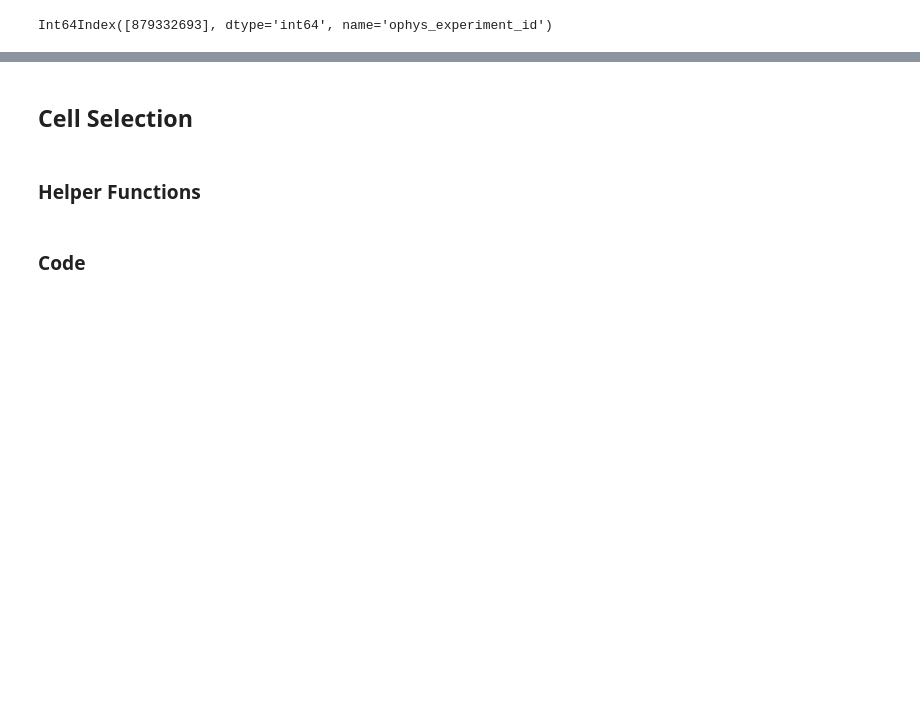
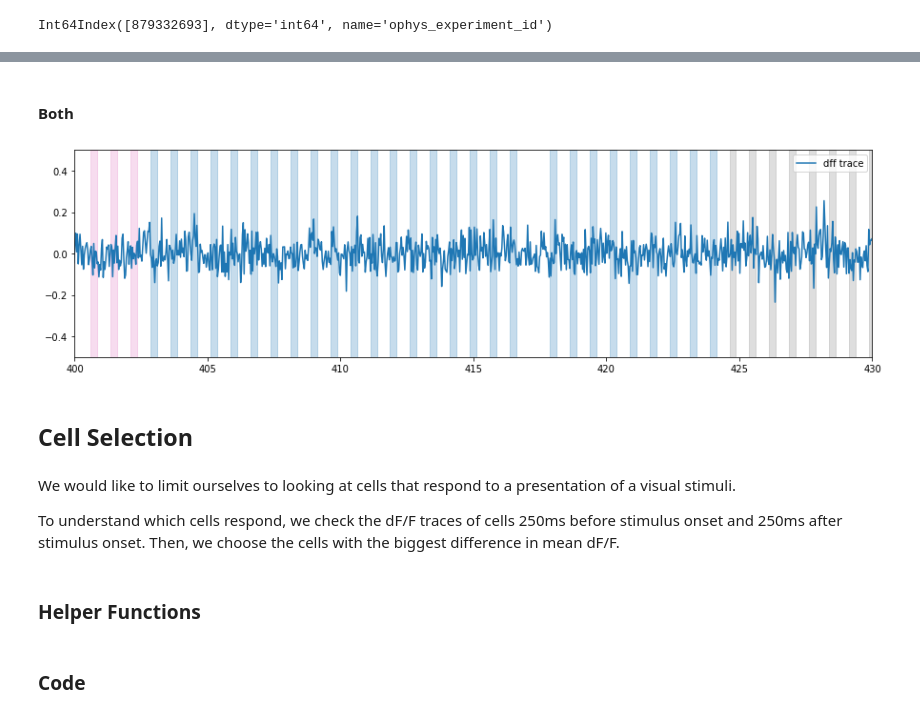
Before and after one commit to seungjaeryanlee/nma-cn-project, a Jupyter notebook: starter-v2.ipynb, the cells around one changed output, grey strips where cells are left out. Drawn from its saved outputs; the diff is of its cells as text; code cells hidden in the pictures; blank space fills up the shorter version.

```diff
--- a/starter-v2.ipynb
+++ b/starter-v2.ipynb
@@ -114,2 +326,26 @@ PASSIVE_EXPERIMENT_ID = 877696762
+# %% [markdown]
+#### Both
+# %%
+fig, ax = plt.subplots(figsize=(15, 4))
+
+ax.plot(
+    active_experiment.ophys_timestamps,
+    active_experiment.dff_traces.loc[1086601848]["dff"],
+)
+
+for idx, stimulus in stimulus_presentations_sample.iterrows():
+    ax.axvspan(stimulus['start_time'], stimulus['stop_time'], color=colormap[stimulus['image_name']], alpha=0.25)
+
+ax.set_xlim(400, 430)
+ax.set_ylim(-0.5, 0.5)
+ax.legend(["dff trace"])
+
+fig.show()
+# %% [output]
+[figure, added]
 # %% [markdown]
 ## Cell Selection
+# %% [markdown]
+We would like to limit ourselves to looking at cells that respond to a presentation of a visual stimuli.
+
+To understand which cells respond, we check the dF/F traces of cells 250ms before stimulus onset and 250ms after stimulus onset. Then, we choose the cells with the biggest difference in mean dF/F.
```
Also changed, not shown: parts of 81 cells of this notebook, 3 other files.
